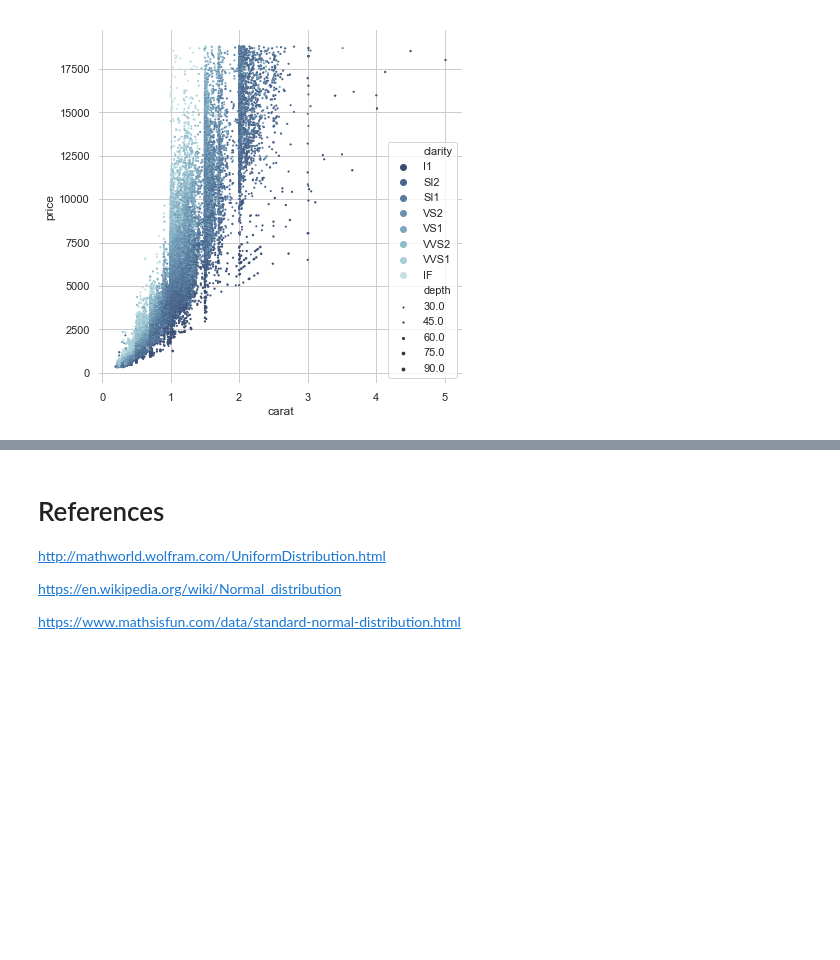
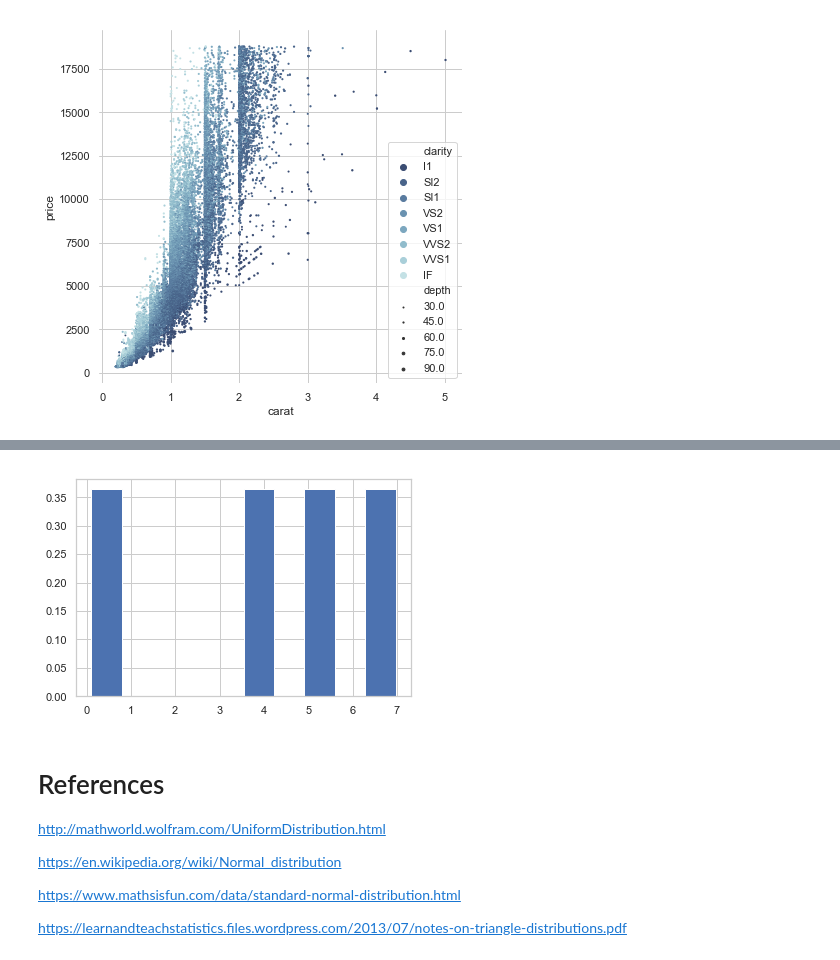
Before and after one commit to RitRa/Numpy_random, a Jupyter notebook: Distributions.ipynb, the cells around one changed output, grey strips where cells are left out. Drawn from its saved outputs; the diff is of its cells as text; code cells hidden in the pictures; blank space fills up the shorter version.

```diff
--- a/Distributions.ipynb
+++ b/Distributions.ipynb
@@ -109,3 +141,10 @@ plt.show()
+# %%
+p = np.random.chisquare(2,4)
+
+plt.hist(p, density=True)
+plt.show()
+# %% [output]
+[figure, added]
 # %% [markdown]
 # References
 
@@ -114,3 +153,5 @@ http://mathworld.wolfram.com/UniformDistribution.html
 https://en.wikipedia.org/wiki/Normal_distribution
 
 https://www.mathsisfun.com/data/standard-normal-distribution.html
+
+https://learnandteachstatistics.files.wordpress.com/2013/07/notes-on-triangle-distributions.pdf
```
Also changed, not shown: parts of 14 cells of this notebook, 1 other file.
